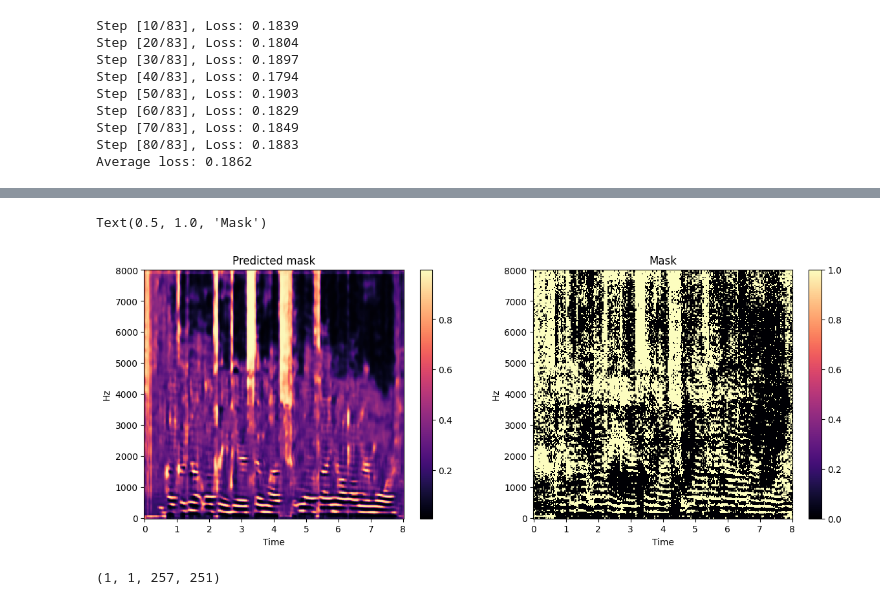
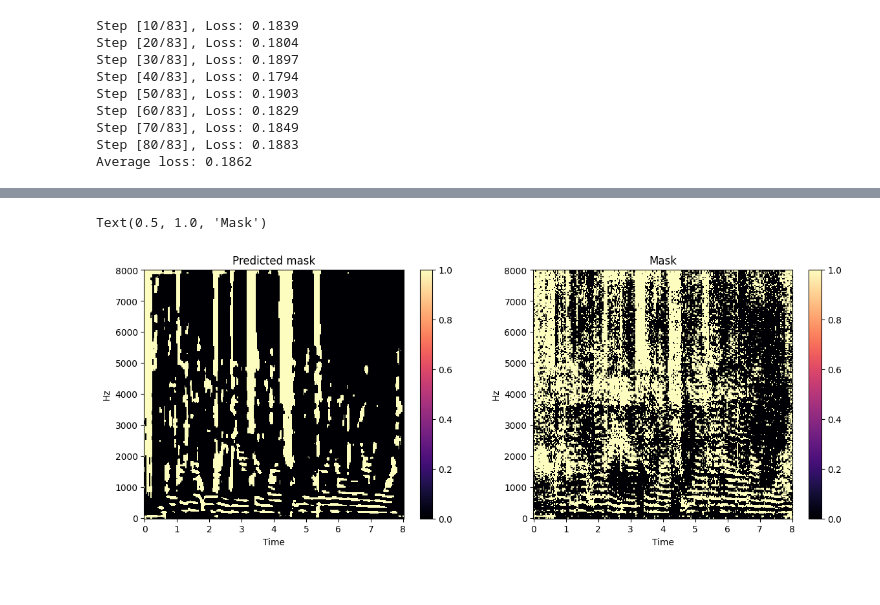
Before and after one commit to oussamarhouch/Projet-Audio, a Jupyter notebook: test.ipynb, the cells around one changed output, grey strips where cells are left out. Saved outputs shown, nothing was run; the diff lists cells and outputs as text; code cells hidden in the pictures.

Commit message:
DNN model

```diff
--- a/test.ipynb
+++ b/test.ipynb
@@ -509,22 +511,3 @@ Average loss: 0.1862
 # %%
 # save model
 torch.save(model.state_dict(), "model.pt")
-# %%
-x_fft = x_fft
-mask = mask
-
-log_noisy_tensor = torch.from_numpy(log_noisy).float().cuda()
-
-predicted_mask = model(log_noisy_tensor.unsqueeze(0).unsqueeze(0))
-
-# predicted_mask to numpy
-predicted_mask = predicted_mask.cpu().detach().numpy()
-
-x_masked = x_fft * predicted_mask[0][0]
-
-x_masked = librosa.istft(x_masked, hop_length=256, win_length=512, window='hamming', center=True, length=len(s))
-x_masked = x_masked / np.max(np.abs(x_masked))
-
-write(os.path.join(denoising_folder, "denoised_" + str(8) + ".wav"), s_rate, x_masked.astype(np.float32))
-
-Audio(os.path.join(denoising_folder, "denoised_" + str(8) + ".wav"))
@@ -532,0 +516,12 @@ Audio(os.path.join(denoising_folder, "denoised_" + str(8) + ".wav"))
+# %%
+predicted_mask = model(log_noisy_tensor.unsqueeze(0).unsqueeze(0))
+
+predicted_mask = predicted_mask.cpu().detach().numpy()
+predicted_mask = predicted_mask[0][0]
+# %%
+for i in range(len(predicted_mask)):
+  for j in range(len(predicted_mask[i])):
+    if(predicted_mask[i][j] < 0.5):
+      predicted_mask[i][j] = 0
+    else:
+      predicted_mask[i][j] = 1
@@ -533,20 +539,16 @@ Audio(os.path.join(denoising_folder, "denoised_" + str(8) + ".wav"))
 # %%
 # plot predicted mask
 plt.figure(figsize=(22, 5))
 plt.subplot(1, 3, 1)
-librosa.display.specshow(predicted_mask[0][0], sr=s_rate, x_axis='time', y_axis='hz')
+librosa.display.specshow(predicted_mask, sr=s_rate, x_axis='time', y_axis='hz')
 plt.colorbar()
 plt.title("Predicted mask")
 
 # plot mask
 plt.subplot(1, 3, 2)
 librosa.display.specshow(mask, sr=s_rate, x_axis='time', y_axis='hz')
 plt.colorbar()
 plt.title("Mask")
 # %% [output]
 Text(0.5, 1.0, 'Mask')
-[figure, old version]
+[figure, new version]
-# %%
-predicted_mask.shape
-# %% [output]
-(1, 1, 257, 251)
```
Also changed, not shown: parts of 7 cells of this notebook.
